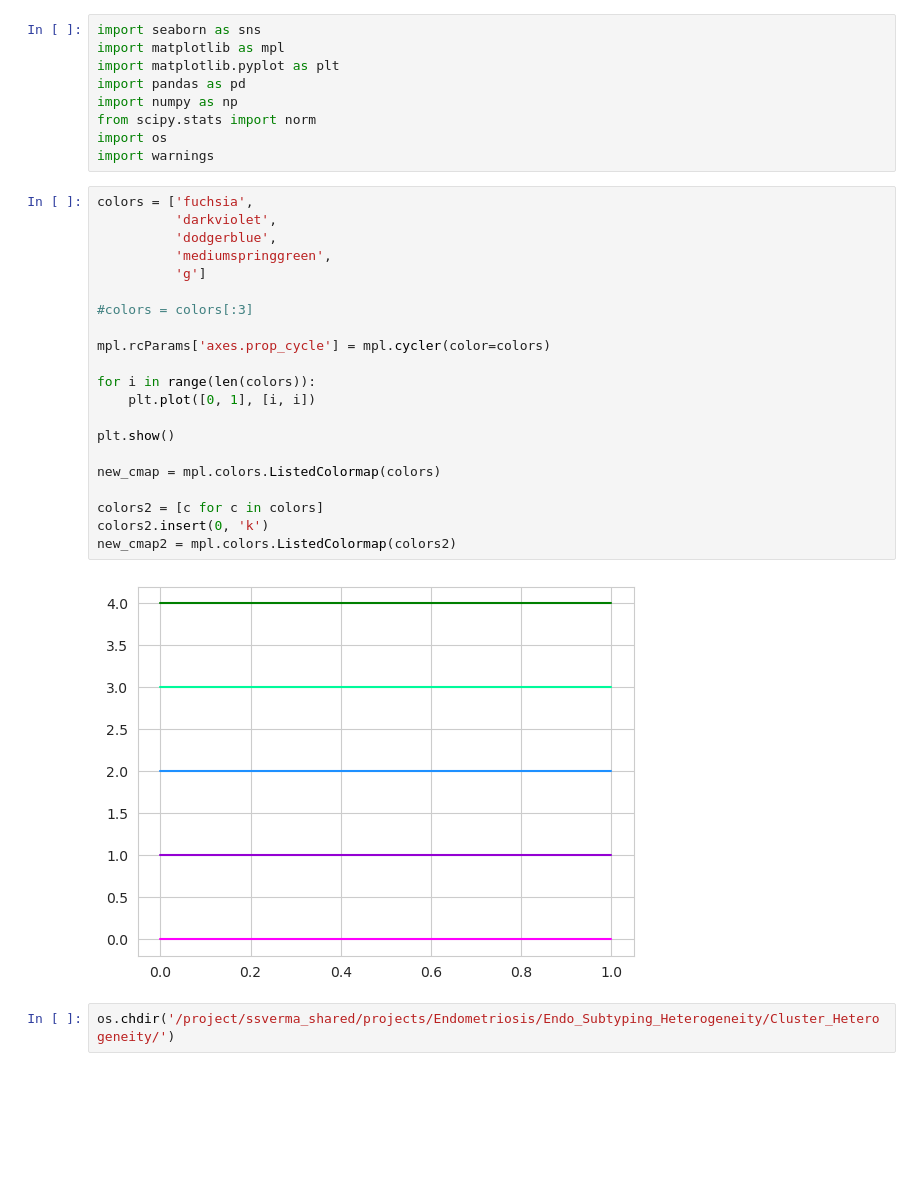
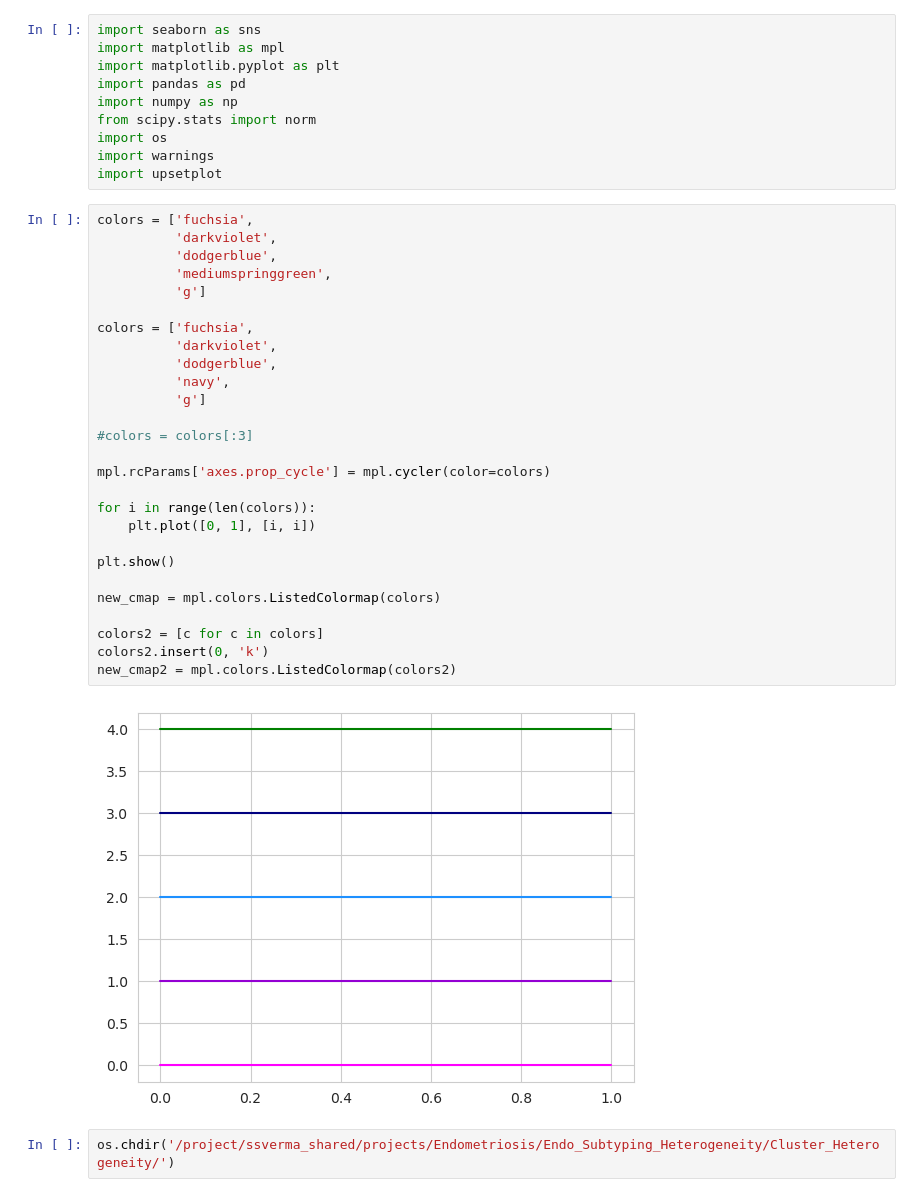
Before and after one commit to Setia-Verma-Lab/endometriosis_subtyping, a Jupyter notebook: Cluster_Heterogeneity/Test_Cluster_Heterogeneity.ipynb, the cells around one changed output. Cells and saved outputs as stored; diff of their text form; blank space fills up the shorter version.

```diff
--- a/Cluster_Heterogeneity/Test_Cluster_Heterogeneity.ipynb
+++ b/Cluster_Heterogeneity/Test_Cluster_Heterogeneity.ipynb
@@ -7,29 +7,36 @@ import numpy as np
 from scipy.stats import norm
 import os
 import warnings
+import upsetplot
 # %%
 colors = ['fuchsia',
           'darkviolet',
           'dodgerblue',
           'mediumspringgreen',
+          'g']
+
+colors = ['fuchsia',
+          'darkviolet',
+          'dodgerblue',
+          'navy',
           'g']
 
 #colors = colors[:3]
 
 mpl.rcParams['axes.prop_cycle'] = mpl.cycler(color=colors)
 
 for i in range(len(colors)):
     plt.plot([0, 1], [i, i])
 
 plt.show()
 
 new_cmap = mpl.colors.ListedColormap(colors)
 
 colors2 = [c for c in colors]
 colors2.insert(0, 'k')
 new_cmap2 = mpl.colors.ListedColormap(colors2)
 # %% [output]
-[figure, old version]
+[figure, new version]
 # %%
 os.chdir('/project/ssverma_shared/projects/Endometriosis/Endo_Subtyping_Heterogeneity/Cluster_Heterogeneity/')
 # %%
```
Also changed, not shown: parts of 11 cells of this notebook, 16 other files.
